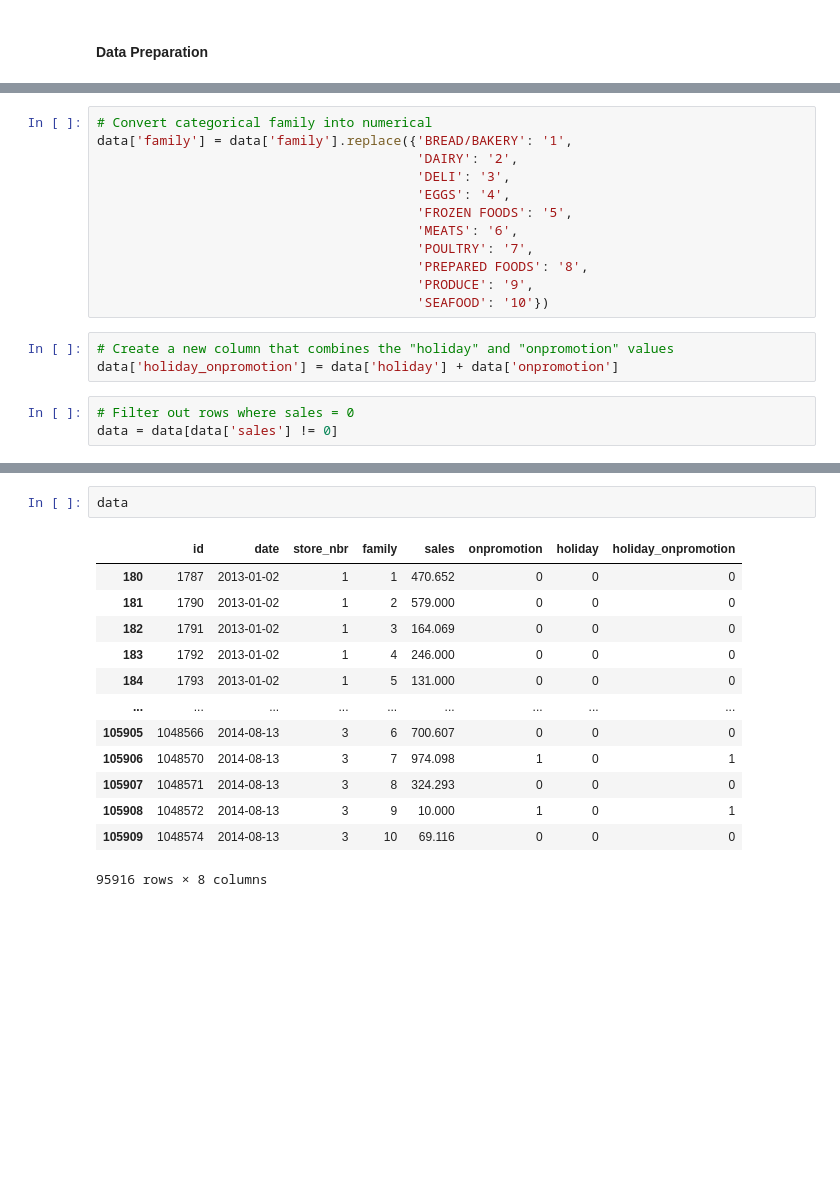
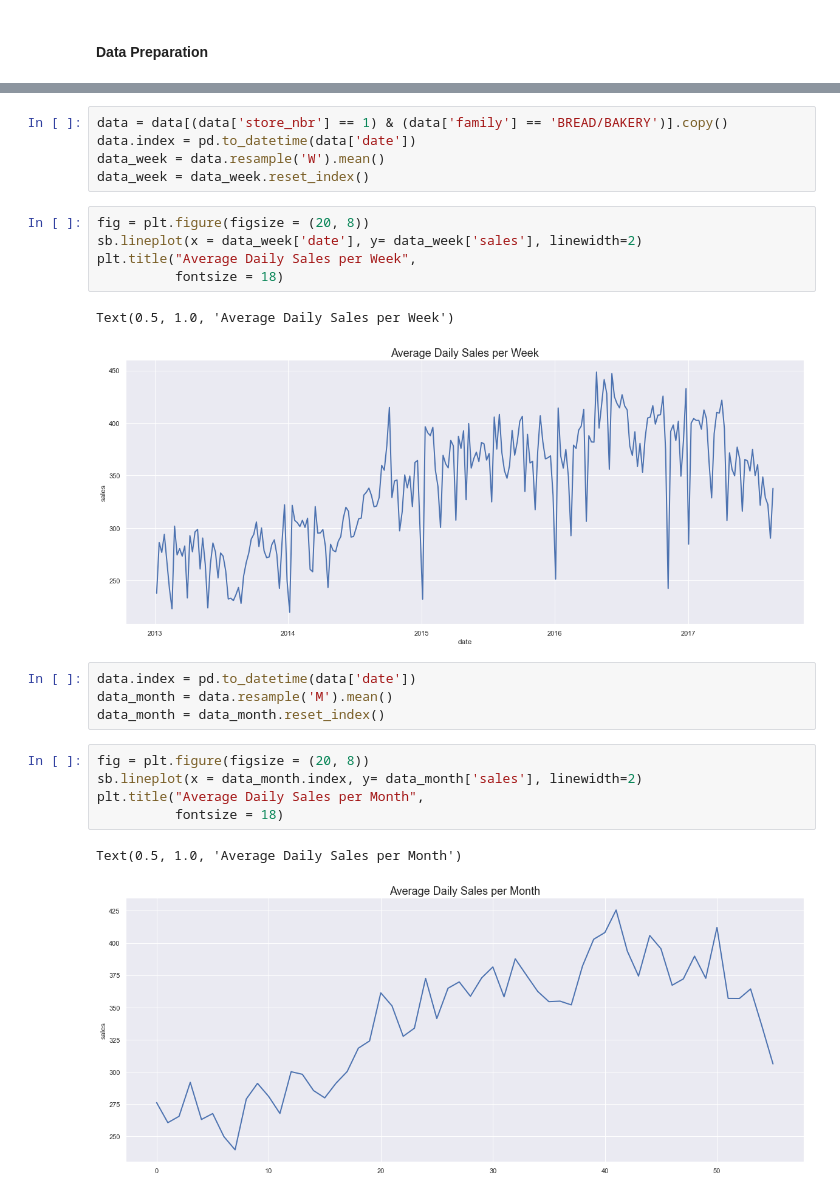
Before and after one commit to SQYYQ/SC1015-miniproj, a Jupyter notebook: 1015.ipynb, the cells around one changed output, grey strips where cells are left out. Saved outputs shown, nothing was run; the diff lists cells and outputs as text; blank space fills up the shorter version.

```diff
--- a/1015.ipynb
+++ b/1015.ipynb
@@ -25,18 +20,0 @@ data.replace({False: 0, True: 1}, inplace=True)
-# %%
-# Convert categorical family into numerical
-data['family'] = data['family'].replace({'BREAD/BAKERY': '1',
-                                         'DAIRY': '2',
-                                         'DELI': '3',
-                                         'EGGS': '4',
-                                         'FROZEN FOODS': '5',
-                                         'MEATS': '6',
-                                         'POULTRY': '7',
-                                         'PREPARED FOODS': '8',
-                                         'PRODUCE': '9',
-                                         'SEAFOOD': '10'})
-# %%
-# Create a new column that combines the "holiday" and "onpromotion" values
-data['holiday_onpromotion'] = data['holiday'] + data['onpromotion']
-# %%
-# Filter out rows where sales = 0
-data = data[data['sales'] != 0]
@@ -64,16 +21,25 @@ Name: store_nbr, Length: 95916, dtype: int64>
-# %%
-data
-# %% [output]
-|  | id | date | store_nbr | family | sales | onpromotion | holiday | holiday_onpromotion |
-| 180 | 1787 | 2013-01-02 | 1 | 1 | 470.652 | 0 | 0 | 0 |
-| 181 | 1790 | 2013-01-02 | 1 | 2 | 579.000 | 0 | 0 | 0 |
-| 182 | 1791 | 2013-01-02 | 1 | 3 | 164.069 | 0 | 0 | 0 |
-| 183 | 1792 | 2013-01-02 | 1 | 4 | 246.000 | 0 | 0 | 0 |
-| 184 | 1793 | 2013-01-02 | 1 | 5 | 131.000 | 0 | 0 | 0 |
-| ... | ... | ... | ... | ... | ... | ... | ... | ... |
-| 105905 | 1048566 | 2014-08-13 | 3 | 6 | 700.607 | 0 | 0 | 0 |
-| 105906 | 1048570 | 2014-08-13 | 3 | 7 | 974.098 | 1 | 0 | 1 |
-| 105907 | 1048571 | 2014-08-13 | 3 | 8 | 324.293 | 0 | 0 | 0 |
-| 105908 | 1048572 | 2014-08-13 | 3 | 9 | 10.000 | 1 | 0 | 1 |
-| 105909 | 1048574 | 2014-08-13 | 3 | 10 | 69.116 | 0 | 0 | 0 |
-95916 rows × 8 columns
+# %%
+data = data[(data['store_nbr'] == 1) & (data['family'] == 'BREAD/BAKERY')].copy()
+data.index = pd.to_datetime(data['date'])
+data_week = data.resample('W').mean()
+data_week = data_week.reset_index()
+# %%
+fig = plt.figure(figsize = (20, 8))
+sb.lineplot(x = data_week['date'], y= data_week['sales'], linewidth=2)
+plt.title("Average Daily Sales per Week",
+          fontsize = 18)
+# %% [output]
+Text(0.5, 1.0, 'Average Daily Sales per Week')
+[figure, added]
+# %%
+data.index = pd.to_datetime(data['date'])
+data_month = data.resample('M').mean()
+data_month = data_month.reset_index()
+# %%
+fig = plt.figure(figsize = (20, 8))
+sb.lineplot(x = data_month.index, y= data_month['sales'], linewidth=2)
+plt.title("Average Daily Sales per Month",
+          fontsize = 18)
+# %% [output]
+Text(0.5, 1.0, 'Average Daily Sales per Month')
+[figure, added]
```
Also changed, not shown: parts of 13 cells of this notebook.
